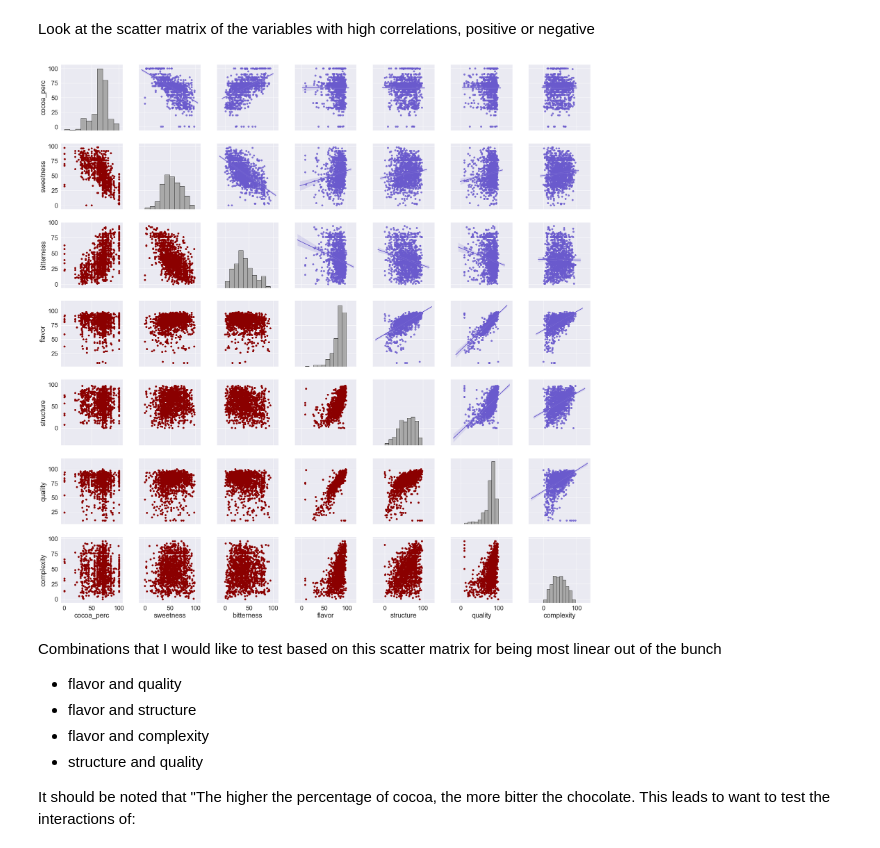
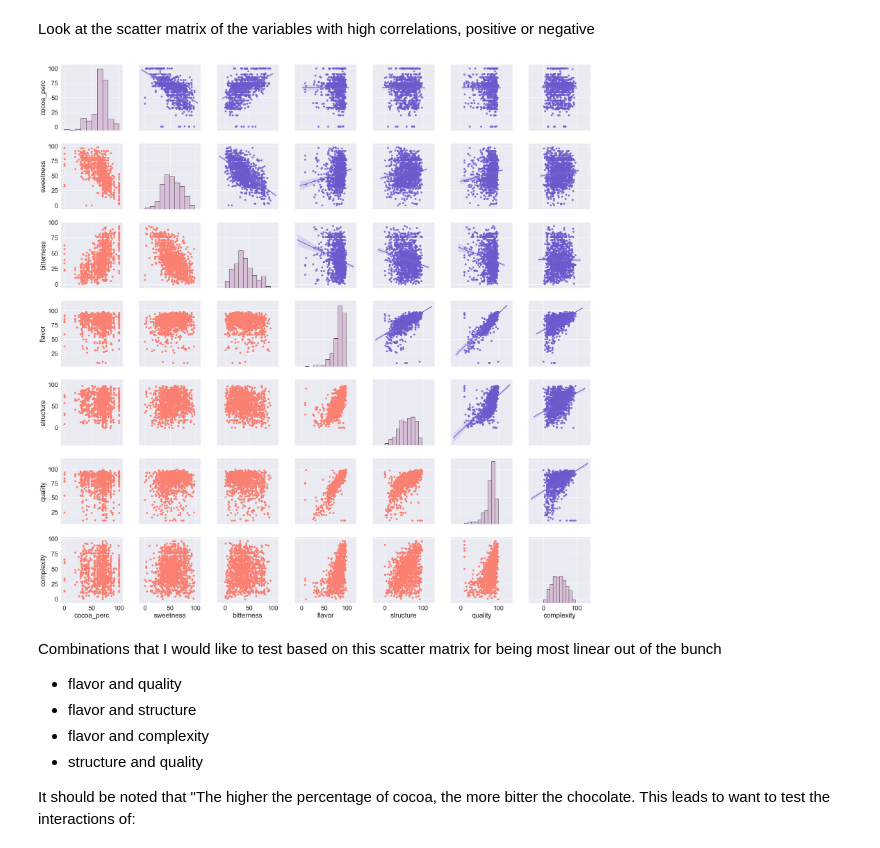
Before and after one commit to jeussantiago/chocolate_bar_rating, a Jupyter notebook: Feature Engineering.ipynb, the cells around one changed output. Drawn from its saved outputs; the diff is of its cells as text; code cells hidden in the pictures.

```diff
--- a/Feature Engineering.ipynb
+++ b/Feature Engineering.ipynb
@@ -155,13 +155,13 @@ Look at the scatter matrix of the variables with high correlations, positive or
 # %%
 grid = sns.PairGrid(data=df_X[['cocoa_perc', 'sweetness', 'bitterness', 'flavor', 'structure', 'quality', 'complexity']],
                     height = 4)
 sns.set(font_scale=2)
 # Map the plots to the locations
-grid = grid.map_lower(plt.scatter, color='darkred')
+grid = grid.map_lower(plt.scatter, color='salmon')
 grid = grid.map_upper(sns.regplot, color='slateblue')
-grid = grid.map_diag(plt.hist, bins=10, edgecolor='k', color='darkgrey');
+grid = grid.map_diag(plt.hist, bins=10, edgecolor='k', color='thistle');
 # %% [output]
-[figure, old version]
+[figure, new version]
 # %% [markdown]
 Combinations that I would like to test based on this scatter matrix for being most linear out of the bunch
 - flavor and quality <br>
```
Also changed, not shown: parts of 6 cells of this notebook, 2 other files.
